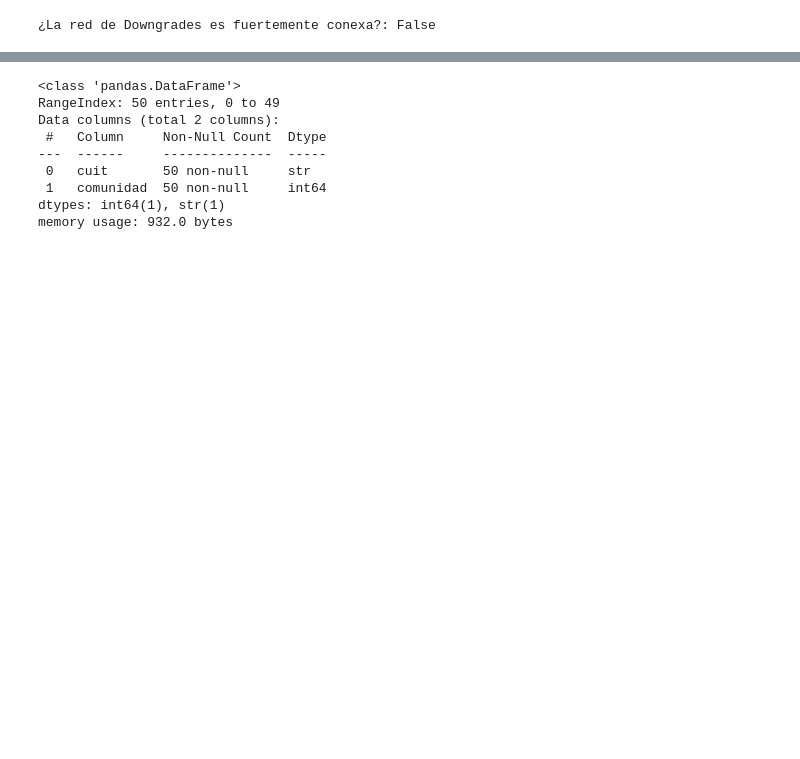
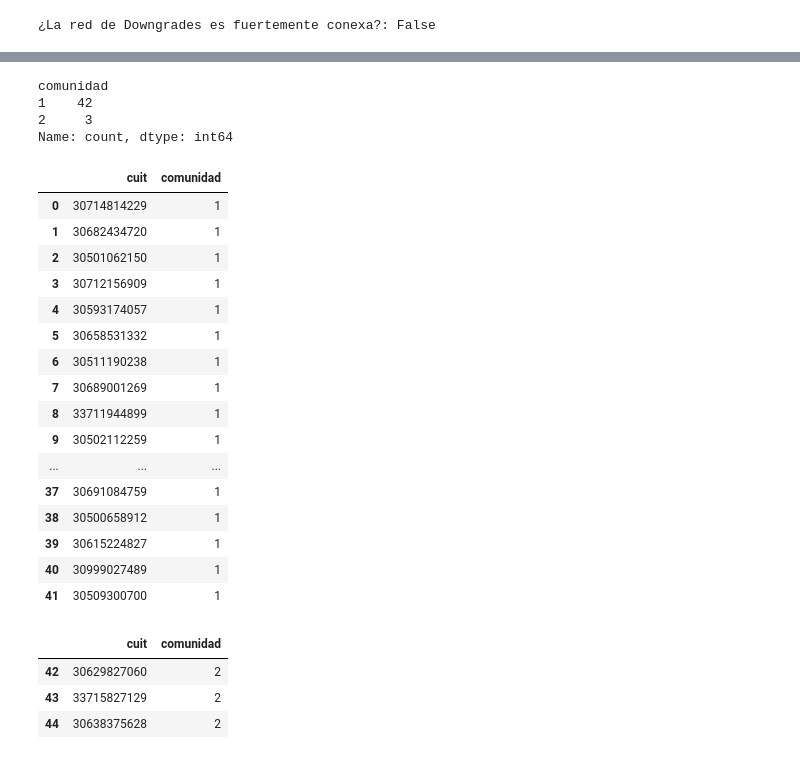
Before and after one commit to sofiscaiano/credit_risk_network, a Jupyter notebook: grafos_downgrades.ipynb, the cells around one changed output, grey strips where cells are left out. Drawn from its saved outputs; the diff is of its cells as text; code cells hidden in the pictures; blank space fills up the shorter version.

```diff
--- a/grafos_downgrades.ipynb
+++ b/grafos_downgrades.ipynb
@@ -594 +607,5 @@ visualizar_comunidades(G_aux, comunidades)
+# %%
+df_comu= pd.DataFrame(list(comunidades.items()), columns=['cuit', 'comunidad'])
+df_comu['cuit'] = df_comu['cuit'].astype(str)
+df_comu['cuit']=df_comu['cuit'].astype("int64")
 # %%
@@ -596,12 +612,0 @@ df_g = df_downgrades.groupby(['source', 'target'], as_index=False)['weight'].sum
-# %%
-df_infomap.info()
-# %% [output]
-<class 'pandas.DataFrame'>
-RangeIndex: 50 entries, 0 to 49
-Data columns (total 2 columns):
- #   Column     Non-Null Count  Dtype
----  ------     --------------  -----
- 0   cuit       50 non-null     str
- 1   comunidad  50 non-null     int64
-dtypes: int64(1), str(1)
-memory usage: 932.0 bytes
@@ -612,2 +613,36 @@ df_c2 = pd.merge(df_g, df_infomap[df_infomap['comunidad'] == 2], how='inner', le
+# %%
+df_comu['comunidad'].value_counts()
+# %% [output]
+comunidad
+1    42
+2     3
+Name: count, dtype: int64
+# %%
+df_comu[df_comu['comunidad'] == 1]
+# %% [output]
+|  | cuit | comunidad |
+| 0 | 30714814229 | 1 |
+| 1 | 30682434720 | 1 |
+| 2 | 30501062150 | 1 |
+| 3 | 30712156909 | 1 |
+| 4 | 30593174057 | 1 |
+| 5 | 30658531332 | 1 |
+| 6 | 30511190238 | 1 |
+| 7 | 30689001269 | 1 |
+| 8 | 33711944899 | 1 |
+| 9 | 30502112259 | 1 |
+| ... | ... | ... |
+| 37 | 30691084759 | 1 |
+| 38 | 30500658912 | 1 |
+| 39 | 30615224827 | 1 |
+| 40 | 30999027489 | 1 |
+| 41 | 30509300700 | 1 |
+# %%
+df_comu[df_comu['comunidad'] == 2]
+# %% [output]
+|  | cuit | comunidad |
+| 42 | 30629827060 | 2 |
+| 43 | 33715827129 | 2 |
+| 44 | 30638375628 | 2 |
 # %%
 df_c2[df_c2['weight'] >= umbral_corte]
```
Also changed, not shown: parts of 24 cells of this notebook, 10 other files.
